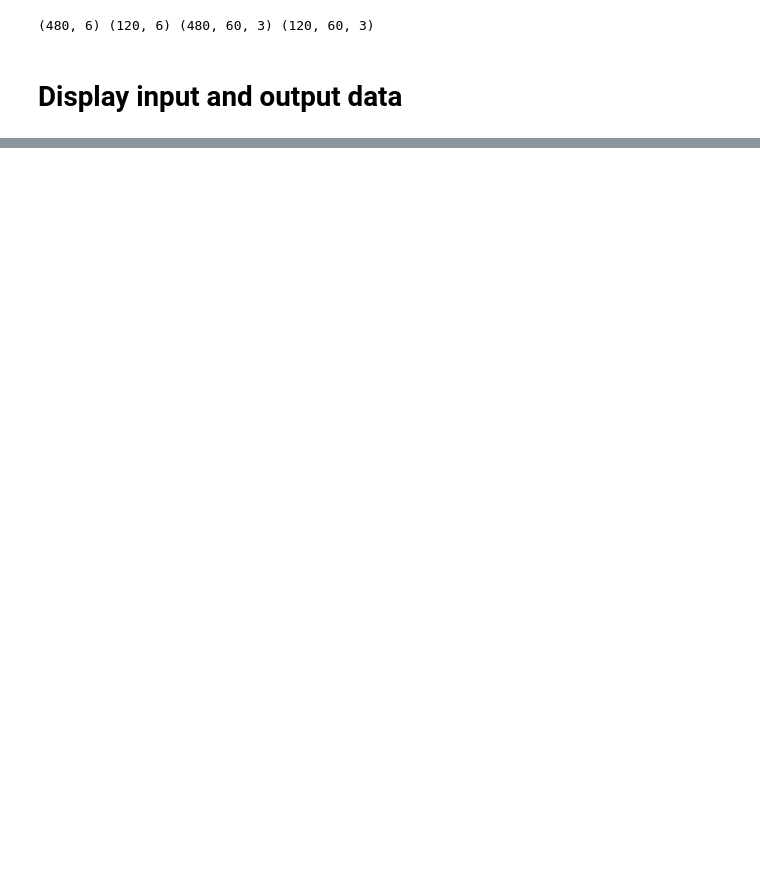
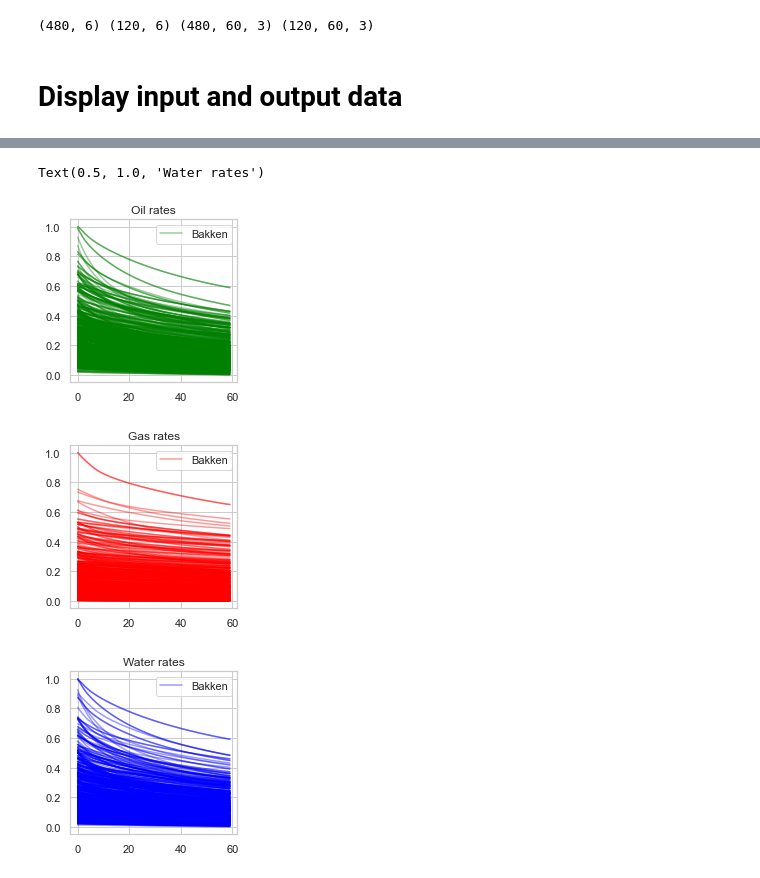
Before and after one commit to rsyamil/latent-space-xgboost, a Jupyter notebook: demo-trees.ipynb, the cells around one changed output, grey strips where cells are left out. Cells and saved outputs as stored; diff of their text form; code cells hidden in the pictures; blank space fills up the shorter version.

Commit message:
data ae

```diff
--- a/demo-trees.ipynb
+++ b/demo-trees.ipynb
@@ -54,0 +57,25 @@ NameError: name 'Bakken' is not defined
+# %%
+#field data: display the output data
+
+plt.figure(figsize=[3, 3])
+for i in range(Bakken.y.shape[0]):
+    plt.plot(Bakken.y[i, :, 0], c='green', alpha=0.4)
+plt.legend(['Bakken'])
+plt.title('Oil rates')
+
+plt.figure(figsize=[3, 3])
+for i in range(Bakken.y.shape[0]):
+    plt.plot(Bakken.y[i, :, 1], c='red', alpha=0.4)
+plt.legend(['Bakken'])
+plt.title('Gas rates')
+
+plt.figure(figsize=[3, 3])
+for i in range(Bakken.y.shape[0]):
+    plt.plot(Bakken.y[i, :, 2], c='blue', alpha=0.4)
+plt.legend(['Bakken'])
+plt.title('Water rates')
+# %% [output]
+Text(0.5, 1.0, 'Water rates')
+[figure, added]
+[figure, added]
+[figure, added]
```
Also changed, not shown: parts of 7 cells of this notebook, 2 other files.
